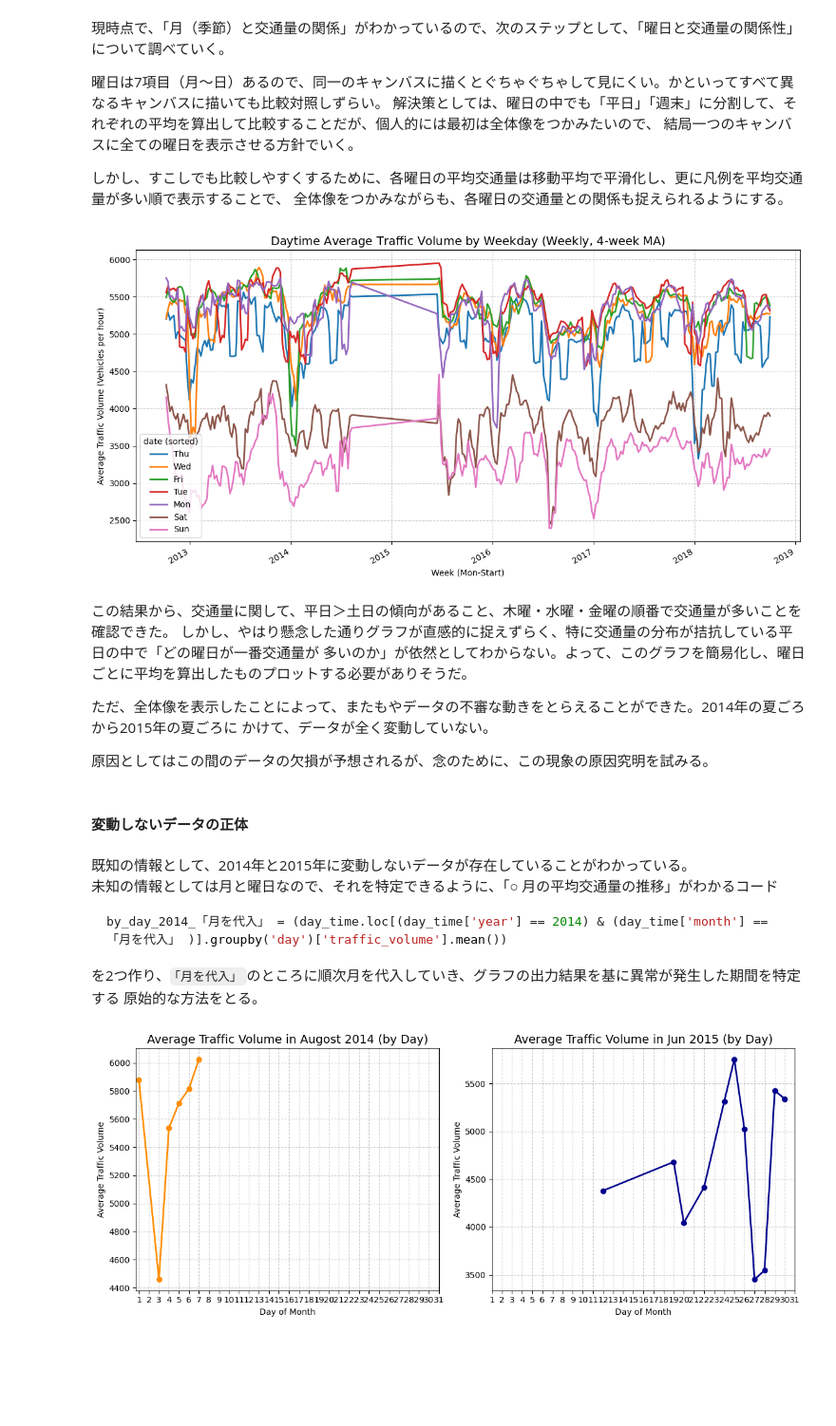
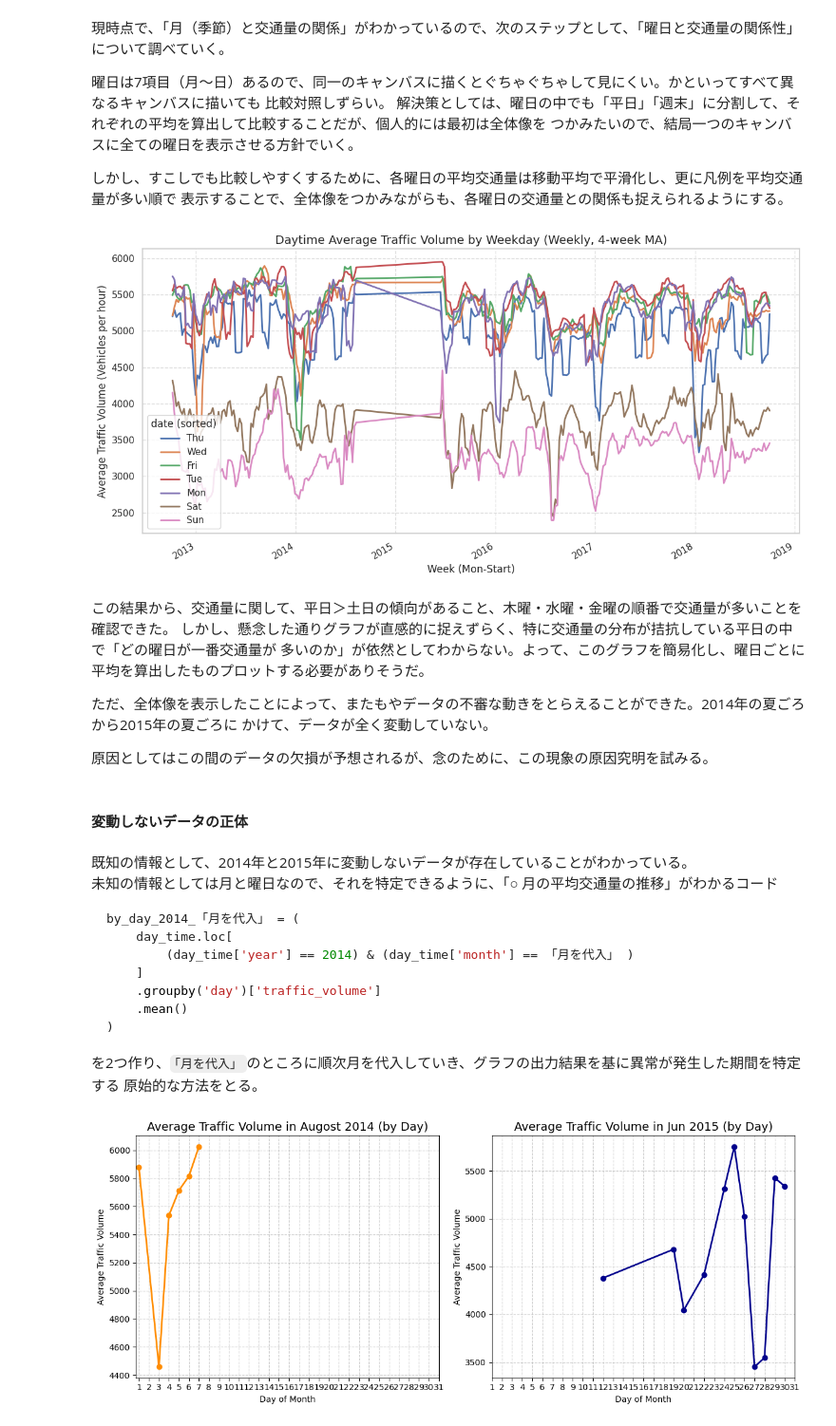
Before and after one commit to Yuji-RE/I-94_traffic_analysis_project, a Jupyter notebook: traffic_analysis_project.ipynb, the cells around one changed output. Shown at 95% size. Saved outputs shown, nothing was run; the diff lists cells and outputs as text; code cells hidden in the pictures; blank space fills up the shorter version.

````diff
--- a/traffic_analysis_project.ipynb
+++ b/traffic_analysis_project.ipynb
@@ -463,4 +462,5 @@ plt.show()
 # %%
+
 by_week_weekday = (
     day_time.groupby(
         [
@@ -473,41 +473,41 @@ by_week_weekday = (
         ]
     )[
         "traffic_volume"
-    ]  # '各週×曜日ごと'に平均交通量の平均を算出
+    ]  # '各週 × 曜日ごと'に平均交通量の平均を算出
     .mean()  # '曜日'を行から列に展開
     .unstack()
     .rename(
         columns={0: "Mon", 1: "Tue", 2: "Wed", 3: "Thu", 4: "Fri", 5: "Sat", 6: "Sun"}
     )  # 曜日を数字から英語表記に変換
     .sort_index()  # 正しい時間軸に並べ替え
 )
 
 # 複数の時系列データを比較対照したいため、見やすいように平滑化する（4週移動平均で算出）
 by_week_weekday_MA = by_week_weekday.rolling(window=4, min_periods=1).mean()
 
 
 # 各曜日の平均交通量を算出して、降順に並べる
 weekday_order = by_week_weekday_MA.mean().sort_values(ascending=False).index.tolist()
 # グラフを描画
 ax = by_week_weekday_MA.plot(figsize=(12, 6), linewidth=2)
 
 # 凡例を、降順の曜日順で表示
 ax.legend(title="date (sorted)", labels=weekday_order)
 
 # タイトルなどはそのまま
 ax.set_title(
-    r"Daytime Average Traffic Volume by $\bf{Weekday}$ (Weekly, 4-week MA)", fontsize=14
+    "Daytime Average Traffic Volume by Weekday (Weekly, 4-week MA)", fontsize=14
 )
 ax.set_xlabel("Week (Mon-Start)")
 ax.set_ylabel("Average Traffic Volume (Vehicles per hour)")
 ax.grid(True, linestyle="--", alpha=0.6)
 plt.tight_layout()
 plt.show()
 # %% [output]
-[figure, old version]
+[figure, new version]
 # %% [markdown]
 この結果から、交通量に関して、平日＞土日の傾向があること、木曜・水曜・金曜の順番で交通量が多いことを確認できた。
-しかし、やはり懸念した通りグラフが直感的に捉えずらく、特に交通量の分布が拮抗している平日の中で「どの曜日が一番交通量が
+しかし、懸念した通りグラフが直感的に捉えずらく、特に交通量の分布が拮抗している平日の中で「どの曜日が一番交通量が
 多いのか」が依然としてわからない。よって、このグラフを簡易化し、曜日ごとに平均を算出したものプロットする必要がありそうだ。
 
 ただ、全体像を表示したことによって、またもやデータの不審な動きをとらえることができた。2014年の夏ごろから2015年の夏ごろに
@@ -521,7 +521,13 @@ plt.show()
 未知の情報としては月と曜日なので、それを特定できるように、「○ 月の平均交通量の推移」がわかるコード<br>
 
 ```python
-by_day_2014_「月を代入」 = (day_time.loc[(day_time['year'] == 2014) & (day_time['month'] == 「月を代入」 )].groupby('day')['traffic_volume'].mean())
+by_day_2014_「月を代入」 = (
+    day_time.loc[
+        (day_time['year'] == 2014) & (day_time['month'] == 「月を代入」 )
+    ]
+    .groupby('day')['traffic_volume']
+    .mean()
+)
 ```
 
 を2つ作り、`「月を代入」`のところに順次月を代入していき、グラフの出力結果を基に異常が発生した期間を特定する
````
Also changed, not shown: parts of 44 cells of this notebook, 2 other files.
